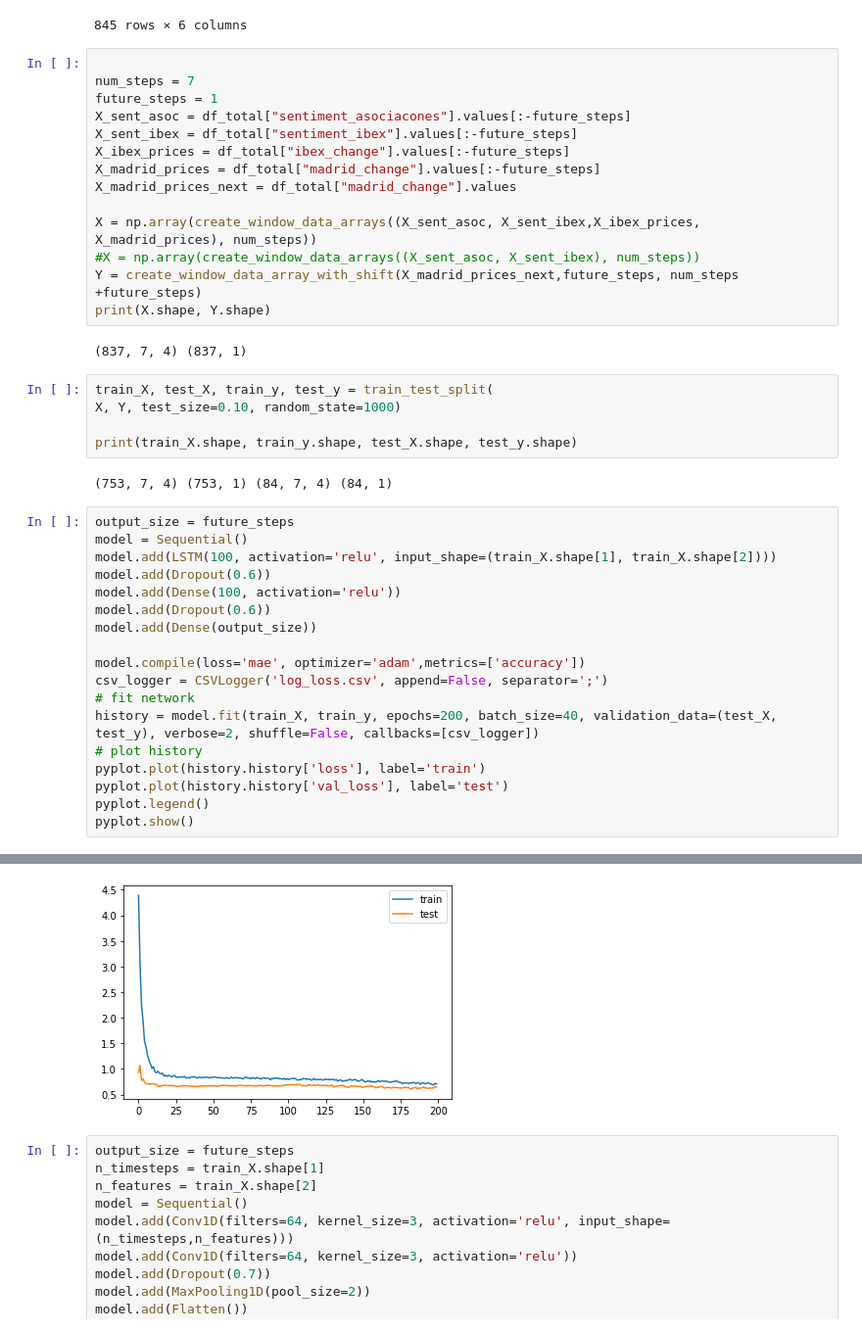
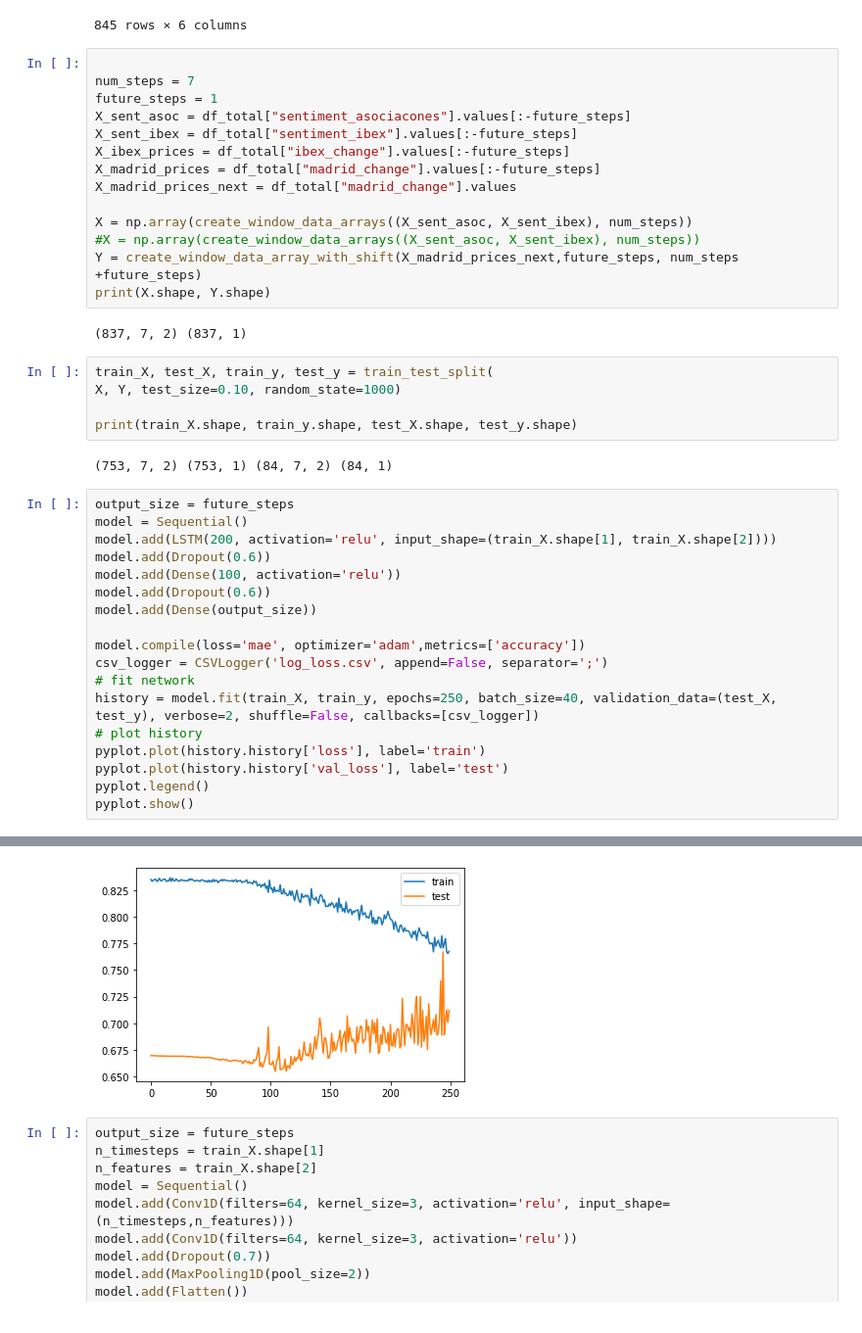
Before and after one commit to news-scrapers/twitter-data-scripts-analysis, a Jupyter notebook: neural_network_models/models_regresion_nn_es.ipynb, the cells around one changed output, grey strips where cells are left out. Shown at 98% size. Cells and saved outputs as stored; diff of their text form.

```diff
--- a/neural_network_models/models_regresion_nn_es.ipynb
+++ b/neural_network_models/models_regresion_nn_es.ipynb
@@ -120,23 +120,23 @@ X_ibex_prices = df_total["ibex_change"].values[:-future_steps]
 X_madrid_prices = df_total["madrid_change"].values[:-future_steps]
 X_madrid_prices_next = df_total["madrid_change"].values
 
-X = np.array(create_window_data_arrays((X_sent_asoc, X_sent_ibex,X_ibex_prices, X_madrid_prices), num_steps))
+X = np.array(create_window_data_arrays((X_sent_asoc, X_sent_ibex), num_steps))
 #X = np.array(create_window_data_arrays((X_sent_asoc, X_sent_ibex), num_steps))
 Y = create_window_data_array_with_shift(X_madrid_prices_next,future_steps, num_steps +future_steps)
 print(X.shape, Y.shape)
 # %% [output]
-(837, 7, 4) (837, 1)
+(837, 7, 2) (837, 1)
 # %%
 train_X, test_X, train_y, test_y = train_test_split(
 X, Y, test_size=0.10, random_state=1000)
 
 print(train_X.shape, train_y.shape, test_X.shape, test_y.shape)
 # %% [output]
-(753, 7, 4) (753, 1) (84, 7, 4) (84, 1)
+(753, 7, 2) (753, 1) (84, 7, 2) (84, 1)
 # %%
 output_size = future_steps
 model = Sequential()
-model.add(LSTM(100, activation='relu', input_shape=(train_X.shape[1], train_X.shape[2])))
+model.add(LSTM(200, activation='relu', input_shape=(train_X.shape[1], train_X.shape[2])))
 model.add(Dropout(0.6))
 model.add(Dense(100, activation='relu'))
 model.add(Dropout(0.6))
@@ -145,7 +145,7 @@ model.add(Dense(output_size))
 model.compile(loss='mae', optimizer='adam',metrics=['accuracy'])
 csv_logger = CSVLogger('log_loss.csv', append=False, separator=';')
 # fit network
-history = model.fit(train_X, train_y, epochs=200, batch_size=40, validation_data=(test_X, test_y), verbose=2, shuffle=False, callbacks=[csv_logger])
+history = model.fit(train_X, train_y, epochs=250, batch_size=40, validation_data=(test_X, test_y), verbose=2, shuffle=False, callbacks=[csv_logger])
 # plot history
 pyplot.plot(history.history['loss'], label='train')
 pyplot.plot(history.history['val_loss'], label='test')
@@ -172,4 +172,4 @@ Epoch 200/200
-[figure, old version]
+[figure, new version]
 # %%
 output_size = future_steps
 n_timesteps = train_X.shape[1]
```
Also changed, not shown: parts of 2 cells of this notebook, 16 other files.
